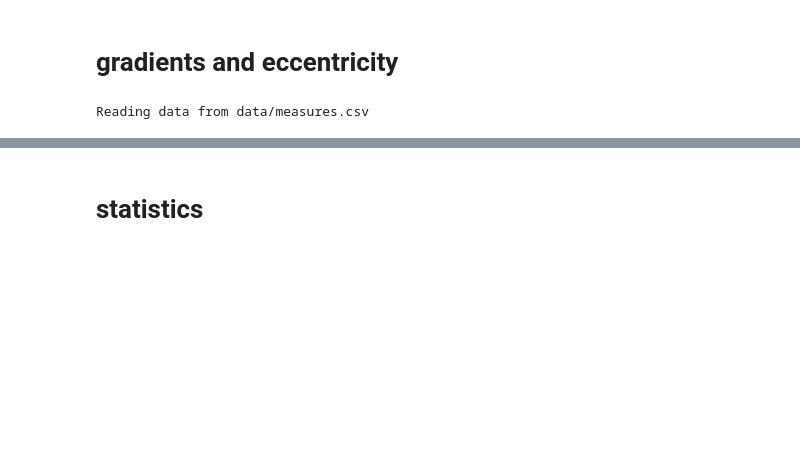
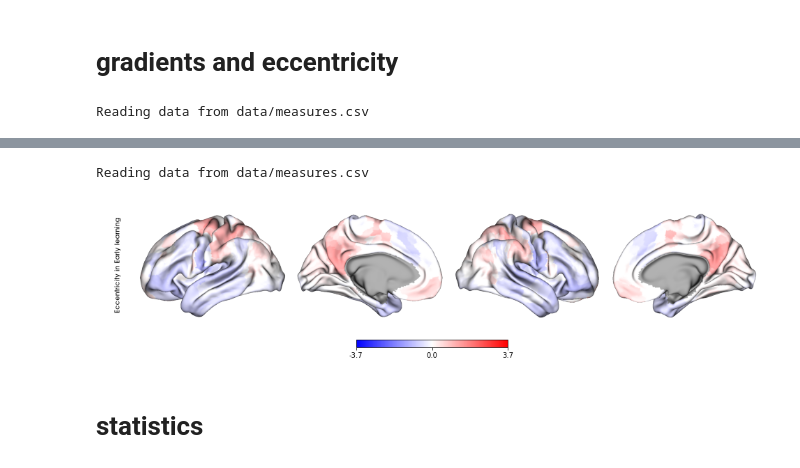
Before and after one commit to qniksefat/gradecc, a Jupyter notebook: RUNME.ipynb, the cells around one changed output, grey strips where cells are left out. Cells and saved outputs as stored; diff of their text form; code cells hidden in the pictures; blank space fills up the shorter version.

```diff
--- a/RUNME.ipynb
+++ b/RUNME.ipynb
@@ -90,0 +87,8 @@ Reading data from data/measures.csv
+# %%
+v = get_measures_avg(epic_list=['baseline'],
+             measures=['gradient4'])
+
+plot_brain(v.value, color_map='bwr', color_range=(-3.7, 3.7), text='Eccentricity in Early learning')
+# %% [output]
+Reading data from data/measures.csv
+[figure, added]
```
Also changed, not shown: parts of 14 cells of this notebook, 6 other files.
